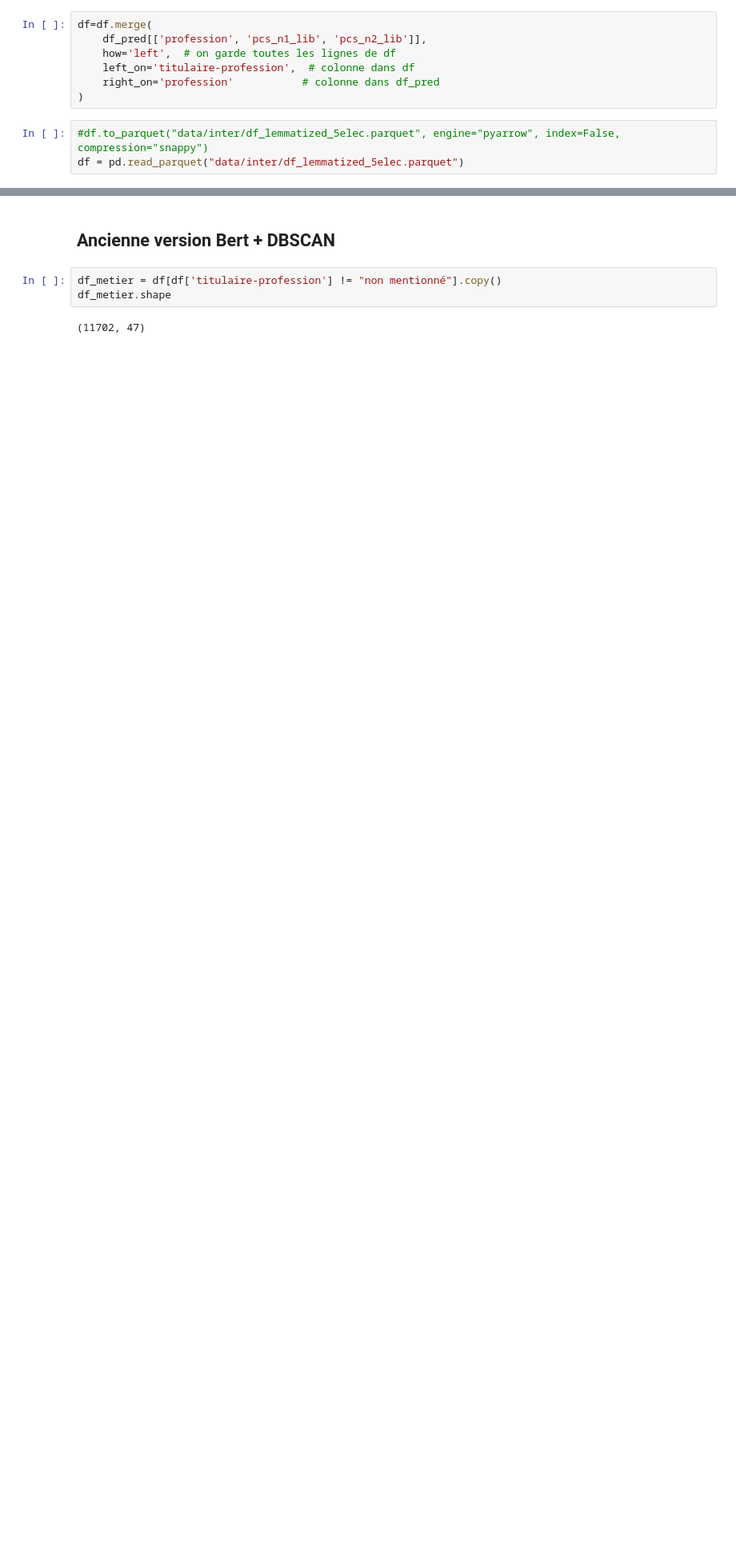
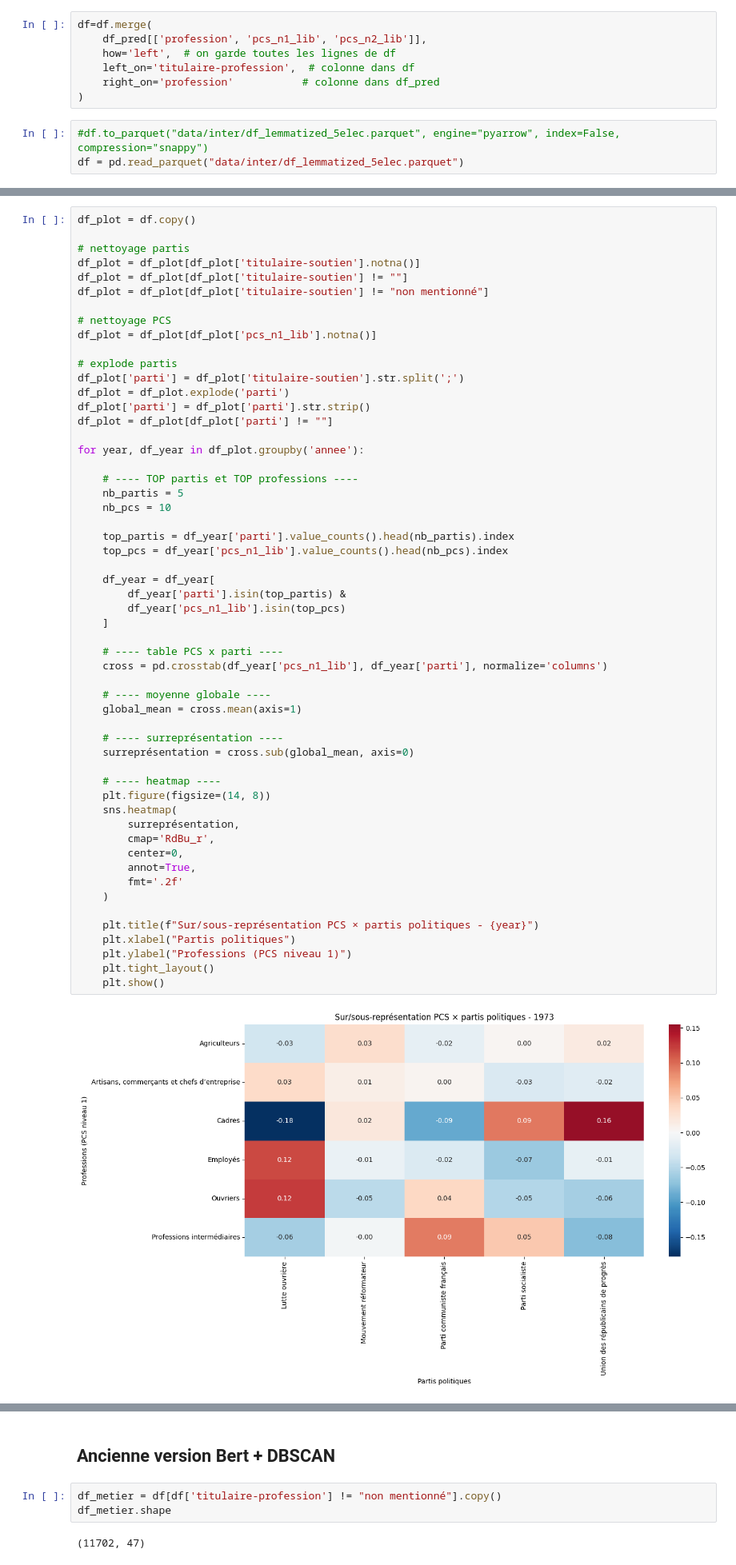
Before and after one commit to CaroLebrun/NLP_3A, a Jupyter notebook: main.ipynb, the cells around one changed output, grey strips where cells are left out. Shown at 80% size. Saved outputs shown, nothing was run; the diff lists cells and outputs as text; blank space fills up the shorter version.

```diff
--- a/main.ipynb
+++ b/main.ipynb
@@ -1051,0 +1083,57 @@ for year, df_year in df_plot.groupby('annee'):
+# %%
+df_plot = df.copy()
+
+# nettoyage partis
+df_plot = df_plot[df_plot['titulaire-soutien'].notna()]
+df_plot = df_plot[df_plot['titulaire-soutien'] != ""]
+df_plot = df_plot[df_plot['titulaire-soutien'] != "non mentionné"]
+
+# nettoyage PCS
+df_plot = df_plot[df_plot['pcs_n1_lib'].notna()]
+
+# explode partis
+df_plot['parti'] = df_plot['titulaire-soutien'].str.split(';')
+df_plot = df_plot.explode('parti')
+df_plot['parti'] = df_plot['parti'].str.strip()
+df_plot = df_plot[df_plot['parti'] != ""]
+
+for year, df_year in df_plot.groupby('annee'):
+
+    # ---- TOP partis et TOP professions ----
+    nb_partis = 5
+    nb_pcs = 10
+
+    top_partis = df_year['parti'].value_counts().head(nb_partis).index
+    top_pcs = df_year['pcs_n1_lib'].value_counts().head(nb_pcs).index
+
+    df_year = df_year[
+        df_year['parti'].isin(top_partis) &
+        df_year['pcs_n1_lib'].isin(top_pcs)
+    ]
+
+    # ---- table PCS x parti ----
+    cross = pd.crosstab(df_year['pcs_n1_lib'], df_year['parti'], normalize='columns')
+
+    # ---- moyenne globale ----
+    global_mean = cross.mean(axis=1)
+
+    # ---- surreprésentation ----
+    surreprésentation = cross.sub(global_mean, axis=0)
+
+    # ---- heatmap ----
+    plt.figure(figsize=(14, 8))
+    sns.heatmap(
+        surreprésentation,
+        cmap='RdBu_r',
+        center=0,
+        annot=True,
+        fmt='.2f'
+    )
+
+    plt.title(f"Sur/sous-représentation PCS × partis politiques - {year}")
+    plt.xlabel("Partis politiques")
+    plt.ylabel("Professions (PCS niveau 1)")
+    plt.tight_layout()
+    plt.show()
+# %% [output]
+[figure, added]
```
Also changed, not shown: parts of 12 cells of this notebook.
